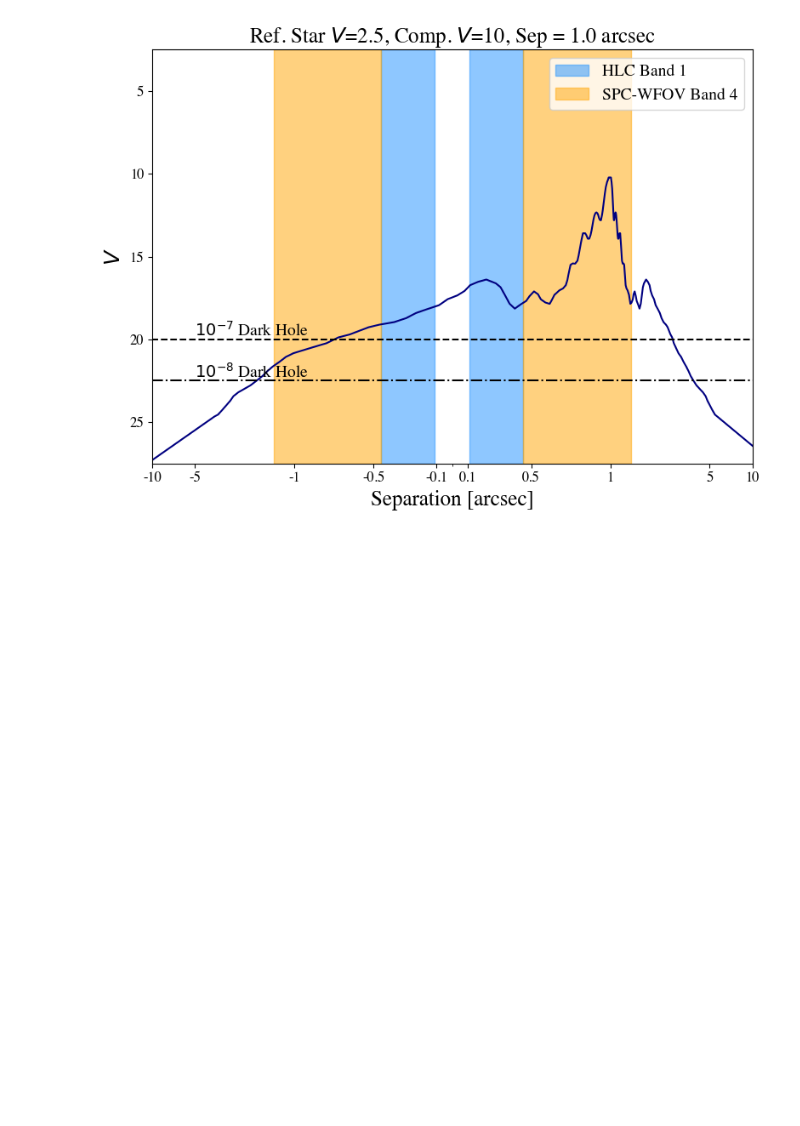
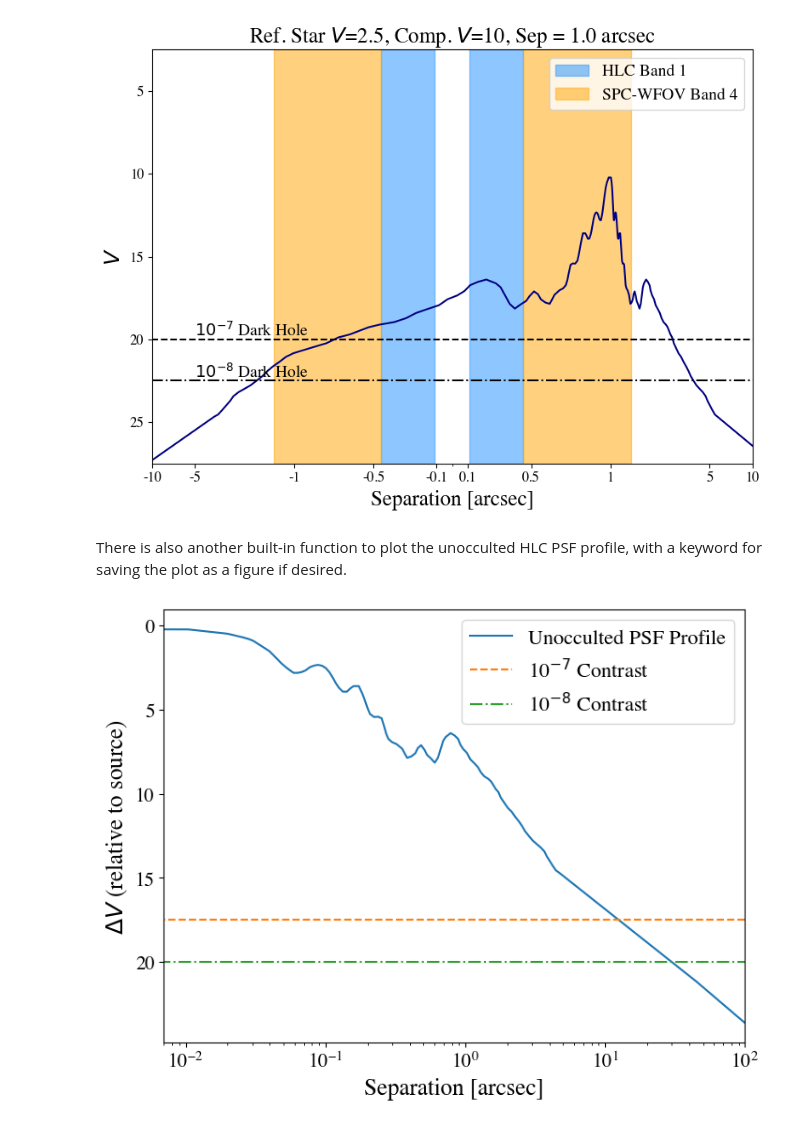
Before and after one commit to jrhom1/CorGI_ObsTools, a Jupyter notebook: Off_Axis_Plotter.ipynb, the cells around one changed output. Drawn from its saved outputs; the diff is of its cells as text; code cells hidden in the pictures; blank space fills up the shorter version.

Commit message:
updates to show HLC profile

```diff
--- a/Off_Axis_Plotter.ipynb
+++ b/Off_Axis_Plotter.ipynb
@@ -10,3 +10,9 @@ import OffAxisPlotter as OffAP
 OffAP.offaxisPSF_Demo(primarymag=2.5,comp_sep=1.0,comp_mag=10,save=False)
 # %% [output]
 [figure]
+# %% [markdown]
+There is also another built-in function to plot the unocculted HLC PSF profile, with a keyword for saving the plot as a figure if desired.
+# %%
+OffAP.offaxisPSF(save=False)
+# %% [output]
+[figure, added]
```
Also changed, not shown: 1 other file.
